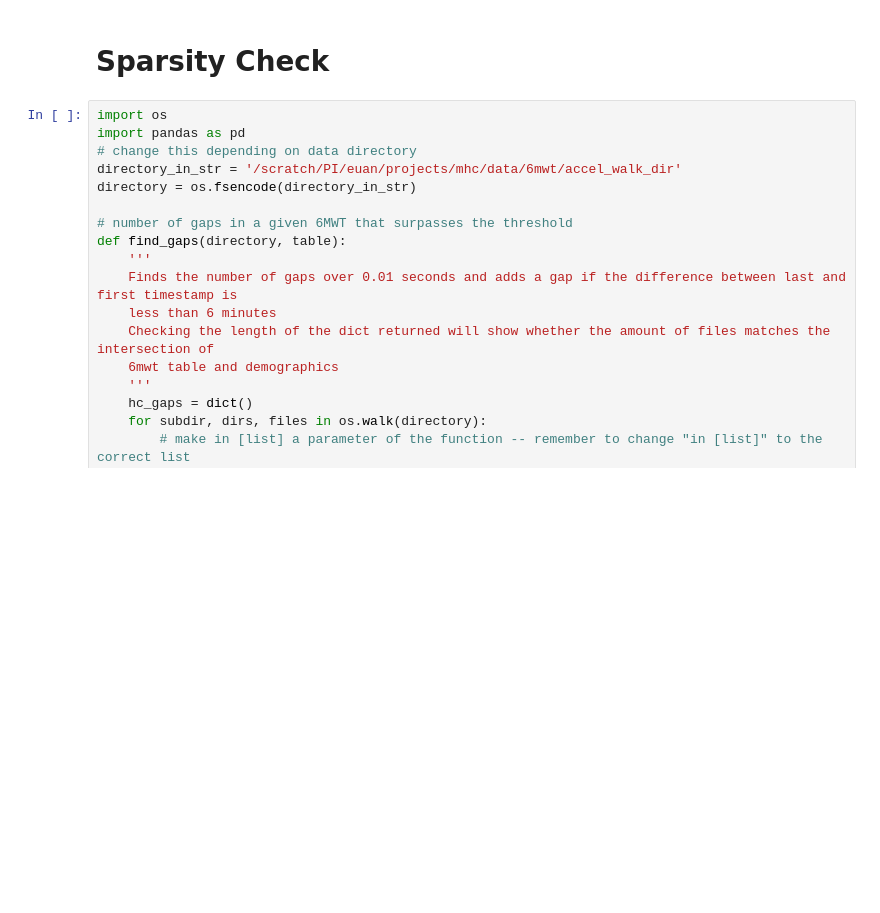
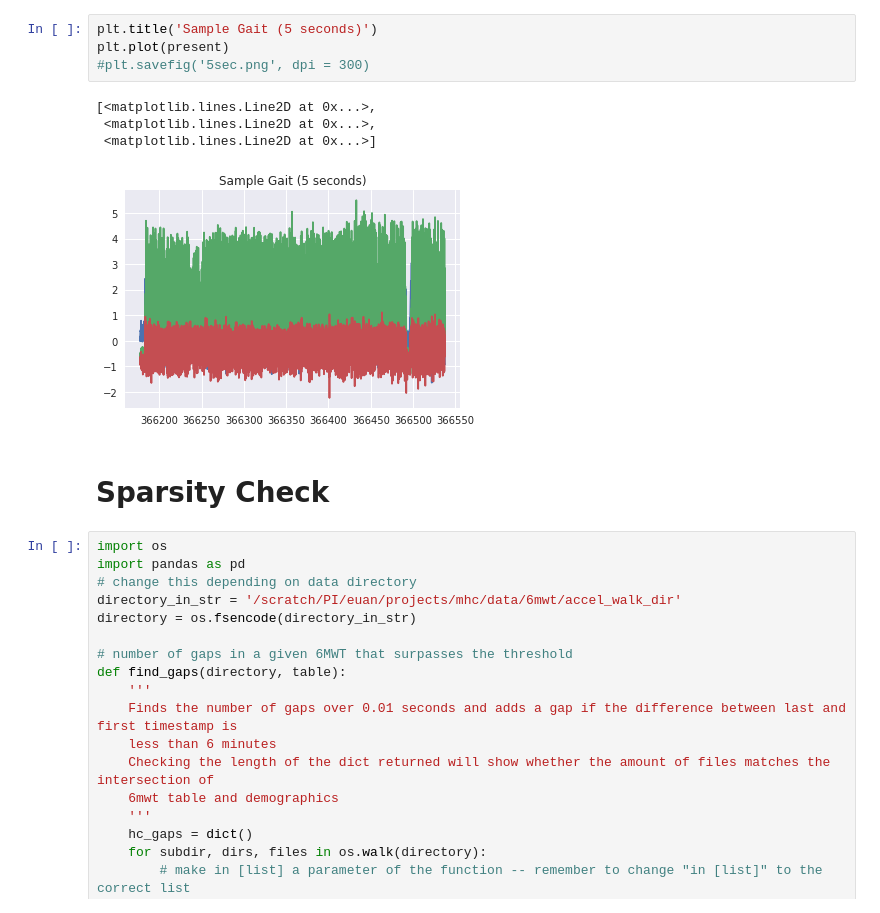
Before and after one commit to AshleyLab/MHC-Gait-Cluster, a Jupyter notebook: MHC-Gait.ipynb, the cells around one changed output. Cells and saved outputs as stored; diff of their text form; blank space fills up the shorter version.

```diff
--- a/MHC-Gait.ipynb
+++ b/MHC-Gait.ipynb
@@ -125,3 +133,12 @@ demographics_df.head()
+# %%
+plt.title('Sample Gait (5 seconds)')
+plt.plot(present)
+#plt.savefig('5sec.png', dpi = 300)
+# %% [output]
+[<matplotlib.lines.Line2D at 0x...>,
+ <matplotlib.lines.Line2D at 0x...>,
+ <matplotlib.lines.Line2D at 0x...>]
+[figure, added]
 # %% [markdown]
 # Sparsity Check
 # %%
```
Also changed, not shown: parts of 6 cells of this notebook, 18 other files.
